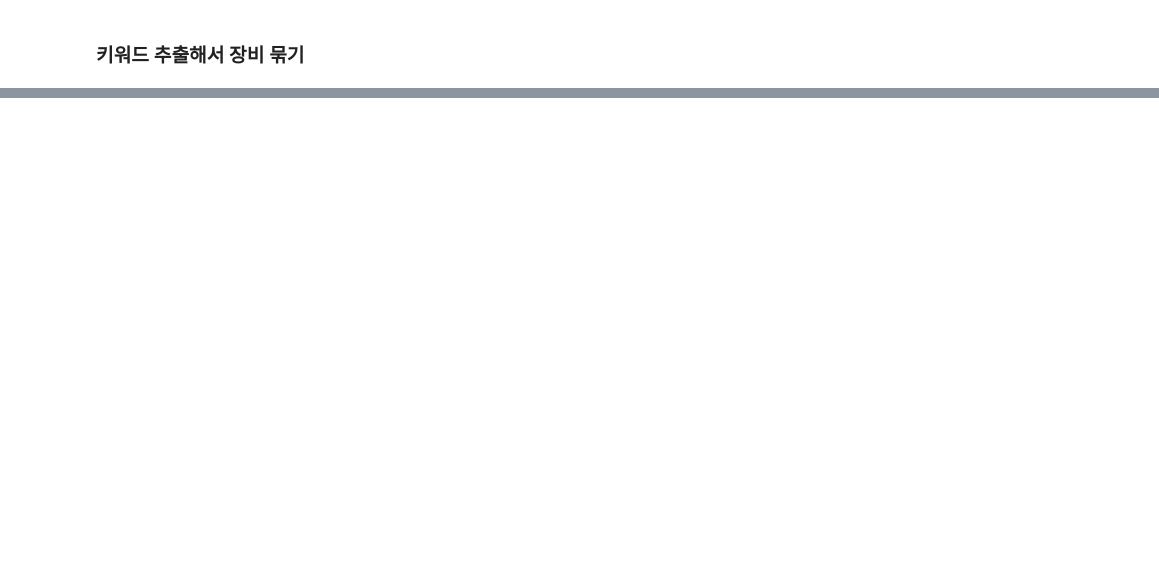
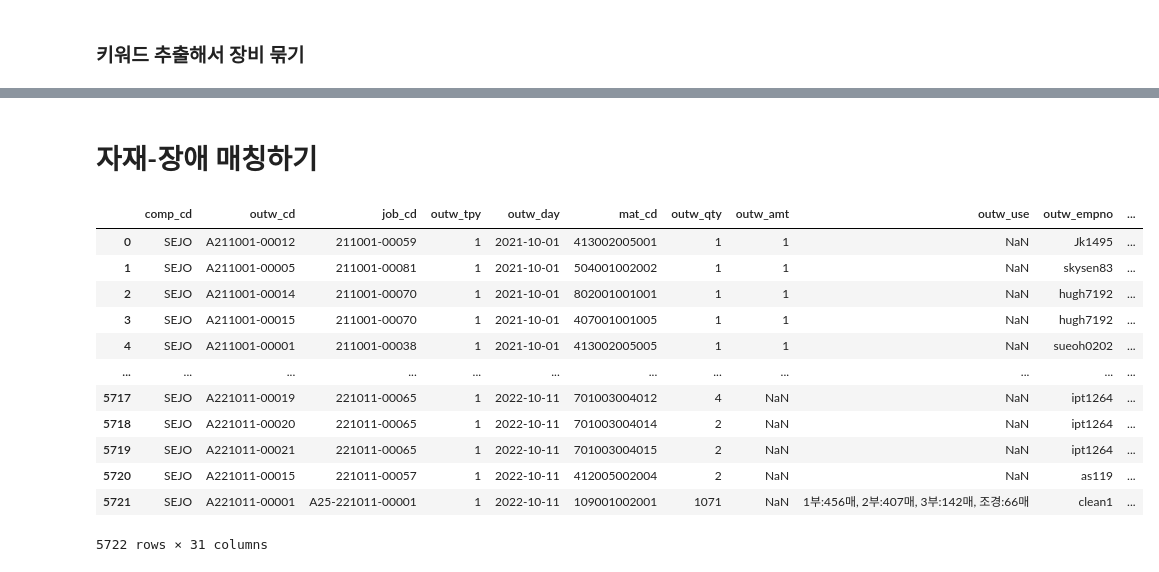
Before and after one commit to KeumHyeonJun/Governmnet_project, a Jupyter notebook: 자재/EDA.ipynb, the cells around one changed output, grey strips where cells are left out. Saved outputs shown, nothing was run; the diff lists cells and outputs as text; code cells hidden in the pictures; blank space fills up the shorter version.

```diff
--- a/자재/EDA.ipynb
+++ b/자재/EDA.ipynb
@@ -226,0 +287,19 @@ fac_nm_word
+# %%
+# 자동으로 바뀌지 않은 것들 > 수작업제거
+def find(df,fac):
+    num = 0
+    for i in range(len(df)):
+        if f'{fac}' in df['index'][i]:
+           num += df['fac_nm'][i]
+           df = df.drop([i],axis=0)
+    print(f'{fac}가 포함된 열은 {num}개 입니다')
+    df.reset_index(inplace=True)
+    df.drop(['level_0'],axis=1,inplace=True)
+    return df
+
+
+pd.set_option('display.max_rows',976)
+aa = pd.DataFrame(equip_work2[equip_work2['replaced'] == 0]['fac_nm'].value_counts())
+aa.reset_index(inplace=True)
+aa.colunms = ['equip','num']
+aa
@@ -226,0 +351,2 @@ fac_nm_word
+# %% [markdown]
+# 자재-장애 매칭하기
@@ -226,0 +358,17 @@ fac_nm_word
+# %%
+jajae = pd.read_excel(path+'FMSB07_자재출고.xlsx')
+jajae
+# %% [output]
+|  | comp_cd | outw_cd | job_cd | outw_tpy | outw_day | mat_cd | outw_qty | outw_amt | outw_use | outw_empno | ... |
+| 0 | SEJO | A211001-00012 | 211001-00059 | 1 | 2021-10-01 | 413002005001 | 1 | 1 | NaN | Jk1495 | ... |
+| 1 | SEJO | A211001-00005 | 211001-00081 | 1 | 2021-10-01 | 504001002002 | 1 | 1 | NaN | skysen83 | ... |
+| 2 | SEJO | A211001-00014 | 211001-00070 | 1 | 2021-10-01 | 802001001001 | 1 | 1 | NaN | hugh7192 | ... |
+| 3 | SEJO | A211001-00015 | 211001-00070 | 1 | 2021-10-01 | 407001001005 | 1 | 1 | NaN | hugh7192 | ... |
+| 4 | SEJO | A211001-00001 | 211001-00038 | 1 | 2021-10-01 | 413002005005 | 1 | 1 | NaN | sueoh0202 | ... |
+| ... | ... | ... | ... | ... | ... | ... | ... | ... | ... | ... | ... |
+| 5717 | SEJO | A221011-00019 | 221011-00065 | 1 | 2022-10-11 | 701003004012 | 4 | NaN | NaN | ipt1264 | ... |
+| 5718 | SEJO | A221011-00020 | 221011-00065 | 1 | 2022-10-11 | 701003004014 | 2 | NaN | NaN | ipt1264 | ... |
+| 5719 | SEJO | A221011-00021 | 221011-00065 | 1 | 2022-10-11 | 701003004015 | 2 | NaN | NaN | ipt1264 | ... |
+| 5720 | SEJO | A221011-00015 | 221011-00057 | 1 | 2022-10-11 | 412005002004 | 2 | NaN | NaN | as119 | ... |
+| 5721 | SEJO | A221011-00001 | A25-221011-00001 | 1 | 2022-10-11 | 109001002001 | 1071 | NaN | 1부:456매, 2부:407매, 3부:142매, 조경:66매 | clean1 | ... |
+5722 rows × 31 columns
```
Also changed, not shown: parts of 46 cells of this notebook, 3 other files.
